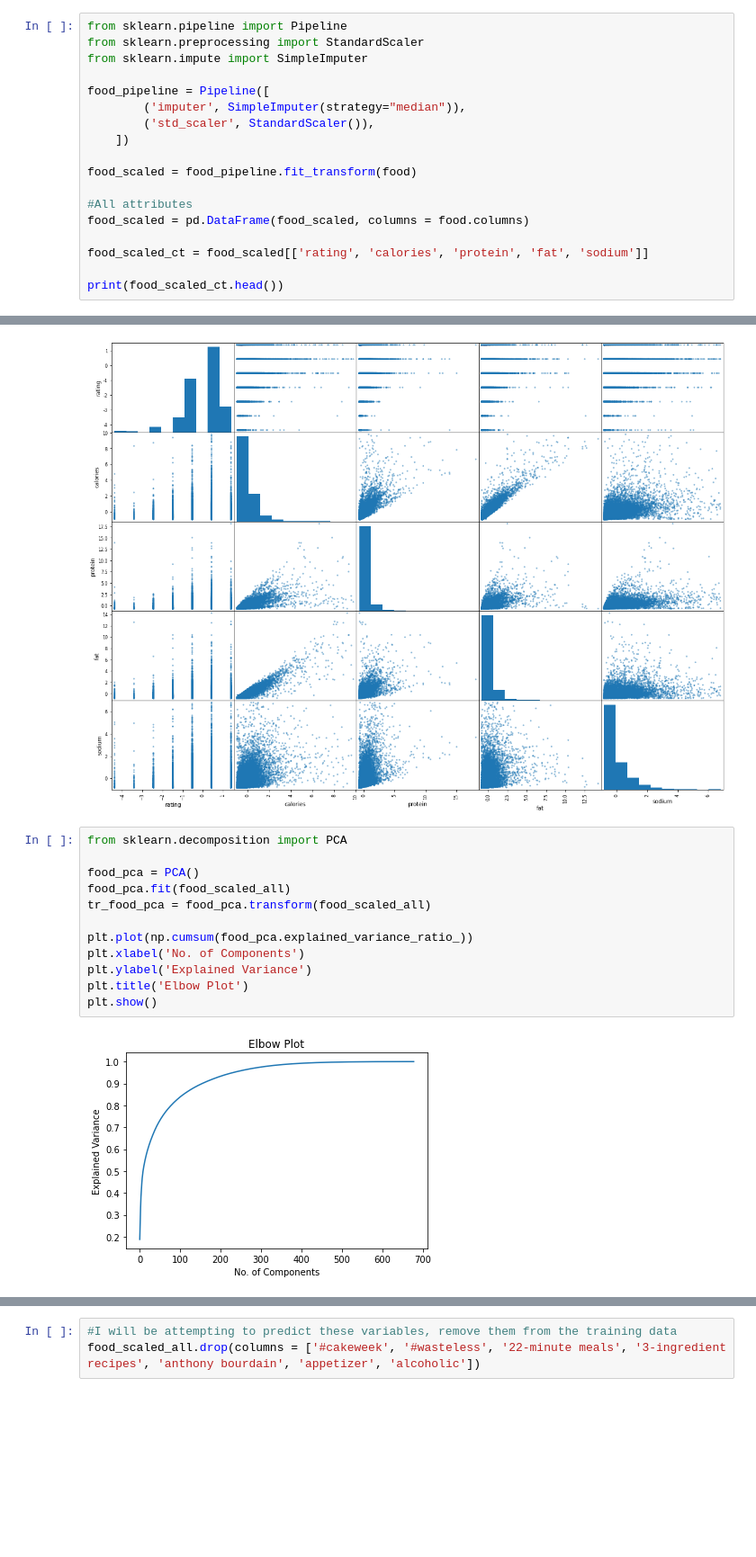
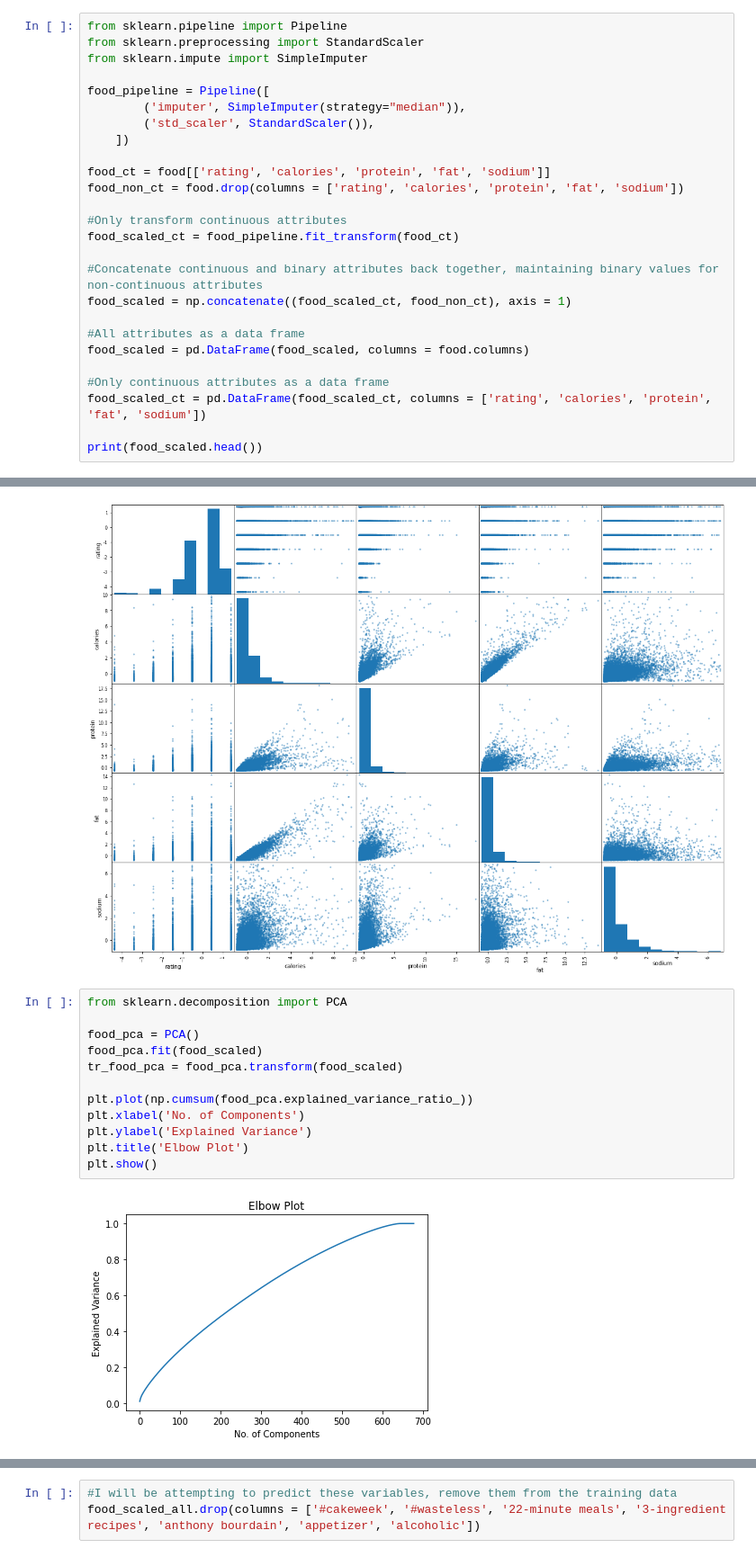
Before and after one commit to robd123/AML, a Jupyter notebook: Project2.ipynb, the cells around one changed output, grey strips where cells are left out. Shown at 90% size. Drawn from its saved outputs; the diff is of its cells as text; blank space fills up the shorter version.

```diff
--- a/Project2.ipynb
+++ b/Project2.ipynb
@@ -42,12 +42,20 @@ food_pipeline = Pipeline([
         ('std_scaler', StandardScaler()),
     ])
 
-food_scaled = food_pipeline.fit_transform(food)
+food_ct = food[['rating', 'calories', 'protein', 'fat', 'sodium']]
+food_non_ct = food.drop(columns = ['rating', 'calories', 'protein', 'fat', 'sodium'])
 
-#All attributes
+#Only transform continuous attributes
+food_scaled_ct = food_pipeline.fit_transform(food_ct)
+
+#Concatenate continuous and binary attributes back together, maintaining binary values for non-continuous attributes
+food_scaled = np.concatenate((food_scaled_ct, food_non_ct), axis = 1)
+
+#All attributes as a data frame
 food_scaled = pd.DataFrame(food_scaled, columns = food.columns)
 
-food_scaled_ct = food_scaled[['rating', 'calories', 'protein', 'fat', 'sodium']]
+#Only continuous attributes as a data frame
+food_scaled_ct = pd.DataFrame(food_scaled_ct, columns = ['rating', 'calories', 'protein', 'fat', 'sodium'])
 
-print(food_scaled_ct.head())
+print(food_scaled.head())
 # %% [output]
@@ -116,17 +130,17 @@ array([[<matplotlib.axes._subplots.AxesSubplot object at 0x...>,
 # %%
 from sklearn.decomposition import PCA
 
 food_pca = PCA()
-food_pca.fit(food_scaled_all)
-tr_food_pca = food_pca.transform(food_scaled_all)
+food_pca.fit(food_scaled)
+tr_food_pca = food_pca.transform(food_scaled)
 
 plt.plot(np.cumsum(food_pca.explained_variance_ratio_))
 plt.xlabel('No. of Components')
 plt.ylabel('Explained Variance')
 plt.title('Elbow Plot')
 plt.show()
 # %% [output]
-[figure, old version]
+[figure, new version]
 # %%
 cumsum = np.cumsum(food_pca.explained_variance_ratio_)
 d = np.argmax(cumsum >= 0.95) + 1
```
Also changed, not shown: parts of 3 cells of this notebook.
